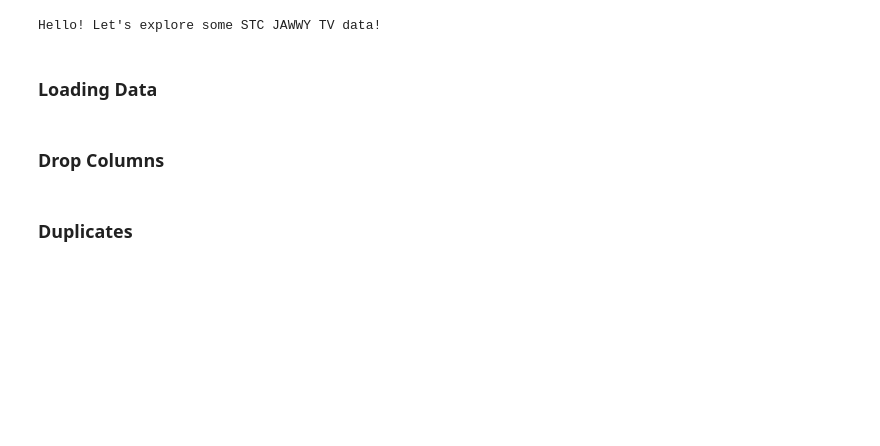
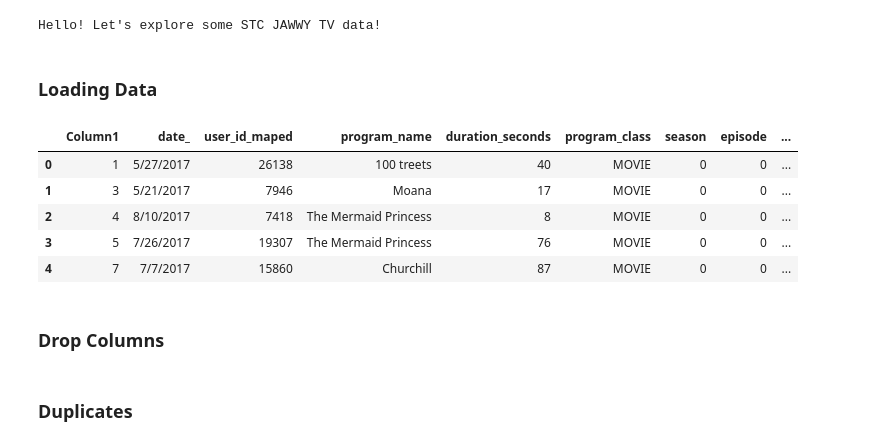
Before and after one commit to Tuwaiq-Data-Science-Bootcamp-V2/Bootcamp-Project-2, a Jupyter notebook: STC_Jawwy_TV.ipynb, the cells around one changed output. Drawn from its saved outputs; the diff is of its cells as text; code cells hidden in the pictures; blank space fills up the shorter version.

```diff
--- a/STC_Jawwy_TV.ipynb
+++ b/STC_Jawwy_TV.ipynb
@@ -15,7 +15,15 @@ Hello! Let's explore some STC JAWWY TV data!
 ### Loading Data
 # %%
 # load data file into a dataframe
-df = pd.read_csv('STC_Jawwy_TV.csv')
+df = pd.read_csv('STC_Jawwy_TV.csv', skipinitialspace=True)
+df.head()
+# %% [output]
+|  | Column1 | date_ | user_id_maped | program_name | duration_seconds | program_class | season | episode | ... |
+| 0 | 1 | 5/27/2017 | 26138 | 100 treets | 40 | MOVIE | 0 | 0 | ... |
+| 1 | 3 | 5/21/2017 | 7946 | Moana | 17 | MOVIE | 0 | 0 | ... |
+| 2 | 4 | 8/10/2017 | 7418 | The Mermaid Princess | 8 | MOVIE | 0 | 0 | ... |
+| 3 | 5 | 7/26/2017 | 19307 | The Mermaid Princess | 76 | MOVIE | 0 | 0 | ... |
+| 4 | 7 | 7/7/2017 | 15860 | Churchill | 87 | MOVIE | 0 | 0 | ... |
 # %% [markdown]
 ### Drop Columns
 # %%
```
Also changed, not shown: parts of 7 cells of this notebook.
